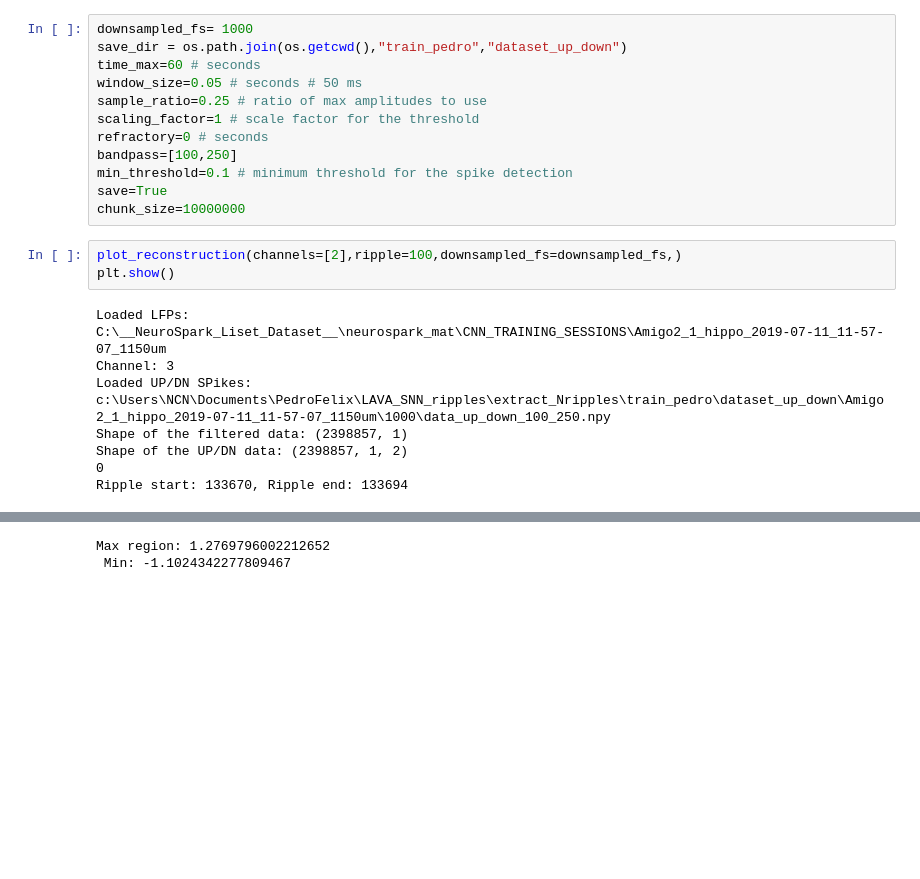
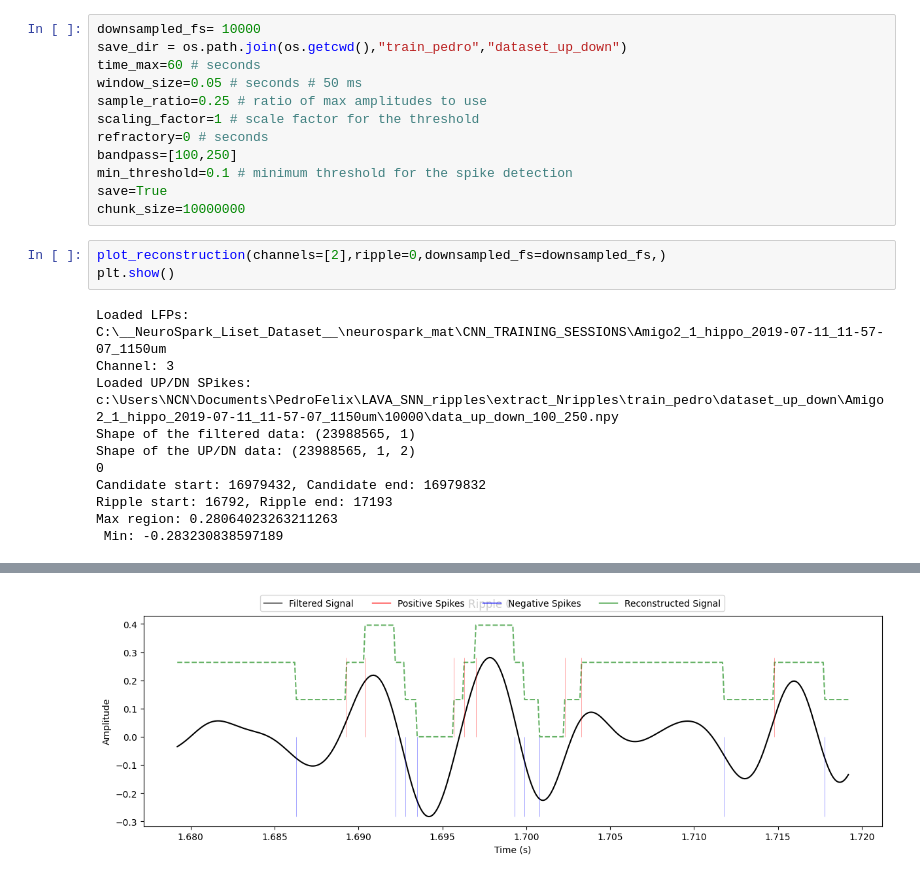
Before and after one commit to pedrofurrix/LAVA_SNN_ripples, a Jupyter notebook: extract_Nripples/evaluate_reconstruction.ipynb, the cells around one changed output, grey strips where cells are left out. Drawn from its saved outputs; the diff is of its cells as text; blank space fills up the shorter version.

Commit message:
update_make_up_down

```diff
--- a/extract_Nripples/evaluate_reconstruction.ipynb
+++ b/extract_Nripples/evaluate_reconstruction.ipynb
@@ -9,5 +6,5 @@ WARNING:tensorflow:From c:\Users\NCN\Miniconda3\envs\lava_snn_ripples\lib\site-p
 # %%
-downsampled_fs= 1000
+downsampled_fs= 10000
 save_dir = os.path.join(os.getcwd(),"train_pedro","dataset_up_down")
 time_max=60 # seconds
 window_size=0.05 # seconds # 50 ms
@@ -19,13 +16,16 @@ min_threshold=0.1 # minimum threshold for the spike detection
 save=True
 chunk_size=10000000
 # %%
-plot_reconstruction(channels=[2],ripple=100,downsampled_fs=downsampled_fs,)
+plot_reconstruction(channels=[2],ripple=0,downsampled_fs=downsampled_fs,)
 plt.show()
 # %% [output]
 Loaded LFPs: C:\__NeuroSpark_Liset_Dataset__\neurospark_mat\CNN_TRAINING_SESSIONS\Amigo2_1_hippo_2019-07-11_11-57-07_1150um
 Channel: 3
-Loaded UP/DN SPikes: c:\Users\NCN\Documents\PedroFelix\LAVA_SNN_ripples\extract_Nripples\train_pedro\dataset_up_down\Amigo2_1_hippo_2019-07-11_11-57-07_1150um\1000\data_up_down_100_250.npy
-Shape of the filtered data: (2398857, 1)
-Shape of the UP/DN data: (2398857, 1, 2)
+Loaded UP/DN SPikes: c:\Users\NCN\Documents\PedroFelix\LAVA_SNN_ripples\extract_Nripples\train_pedro\dataset_up_down\Amigo2_1_hippo_2019-07-11_11-57-07_1150um\10000\data_up_down_100_250.npy
+Shape of the filtered data: (23988565, 1)
+Shape of the UP/DN data: (23988565, 1, 2)
 0
-Ripple start: 133670, Ripple end: 133694
+Candidate start: 16979432, Candidate end: 16979832
+Ripple start: 16792, Ripple end: 17193
+Max region: 0.28064023263211263
+ Min: -0.283230838597189
@@ -34,5 +32,4 @@ Ripple start: 133670, Ripple end: 133694
-Max region: 1.2769796002212652
- Min: -1.1024342277809467
+[figure, added]
 # %%
 fig,axes=plot_reconstruction_whole(channels=[2],window=[0,10000],downsampled_fs=downsampled_fs)
 plt.show()
```
Also changed, not shown: parts of 3 cells of this notebook, 3 other files.
